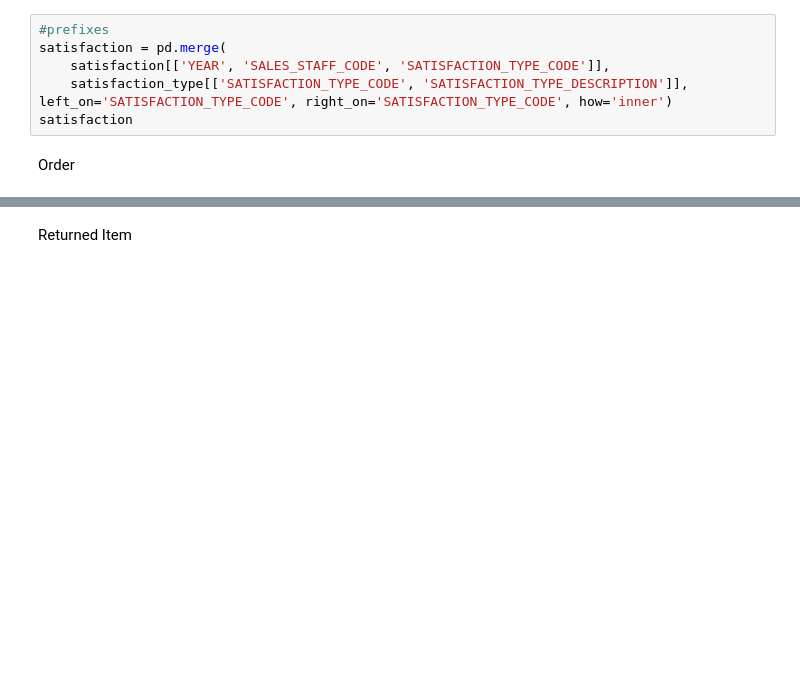
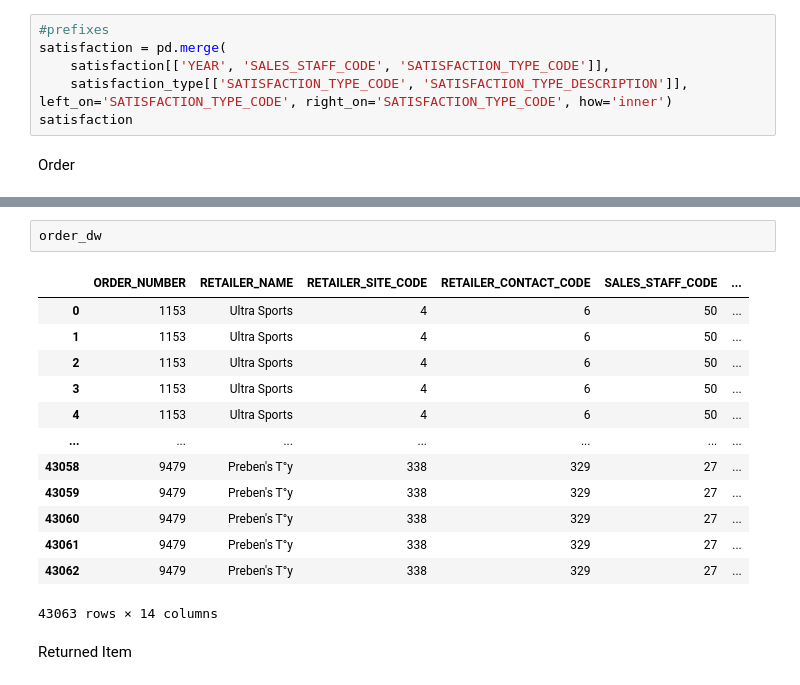
Before and after one commit to OutworldToast/Data-Warehouse, a Jupyter notebook: DataWarehouse.ipynb, the cells around one changed output, grey strips where cells are left out. Drawn from its saved outputs; the diff is of its cells as text; blank space fills up the shorter version.

```diff
--- a/DataWarehouse.ipynb
+++ b/DataWarehouse.ipynb
@@ -354,3 +401,19 @@ inventory_levels_dw = pd.DataFrame()
+# %%
+order_dw
+# %% [output]
+|  | ORDER_NUMBER | RETAILER_NAME | RETAILER_SITE_CODE | RETAILER_CONTACT_CODE | SALES_STAFF_CODE | ... |
+| 0 | 1153 | Ultra Sports | 4 | 6 | 50 | ... |
+| 1 | 1153 | Ultra Sports | 4 | 6 | 50 | ... |
+| 2 | 1153 | Ultra Sports | 4 | 6 | 50 | ... |
+| 3 | 1153 | Ultra Sports | 4 | 6 | 50 | ... |
+| 4 | 1153 | Ultra Sports | 4 | 6 | 50 | ... |
+| ... | ... | ... | ... | ... | ... | ... |
+| 43058 | 9479 | Preben's T°y | 338 | 329 | 27 | ... |
+| 43059 | 9479 | Preben's T°y | 338 | 329 | 27 | ... |
+| 43060 | 9479 | Preben's T°y | 338 | 329 | 27 | ... |
+| 43061 | 9479 | Preben's T°y | 338 | 329 | 27 | ... |
+| 43062 | 9479 | Preben's T°y | 338 | 329 | 27 | ... |
+43063 rows × 14 columns
 # %% [markdown]
 Returned Item
 # %%
```
Also changed, not shown: parts of 6 cells of this notebook.
